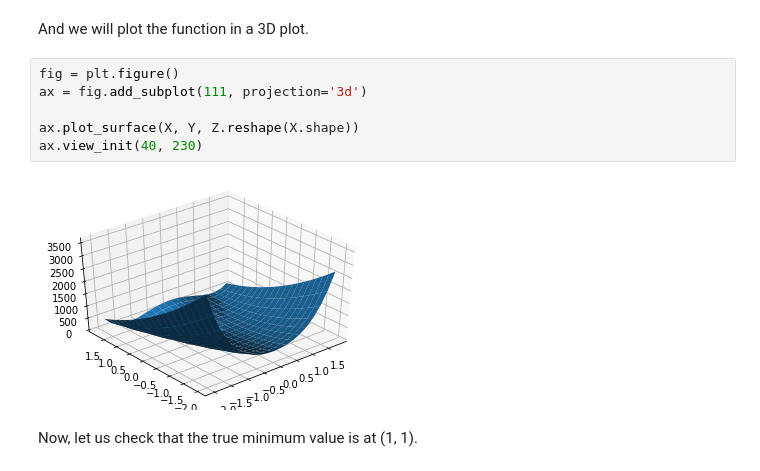
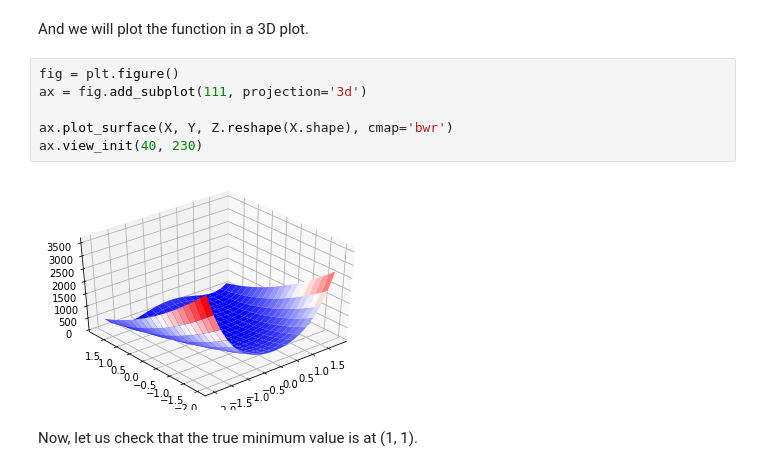
Before and after one commit to StephanRhode/py-algorithms-4-automotive-engineering, a Jupyter notebook: 02_tools-and-packages/03_scipy.ipynb, the cells around one changed output. Drawn from its saved outputs; the diff is of its cells as text.

```diff
--- a/02_tools-and-packages/03_scipy.ipynb
+++ b/02_tools-and-packages/03_scipy.ipynb
@@ -58,11 +58,11 @@ And we will plot the function in a 3D plot.
 # %%
 fig = plt.figure()
 ax = fig.add_subplot(111, projection='3d')
 
-ax.plot_surface(X, Y, Z.reshape(X.shape))
+ax.plot_surface(X, Y, Z.reshape(X.shape), cmap='bwr')
 ax.view_init(40, 230)
 # %% [output]
-[figure, old version]
+[figure, new version]
 # %% [markdown]
 Now, let us check that the true minimum value is at (1, 1).
 # %%
```
Also changed, not shown: parts of 10 cells of this notebook, 2 other files.
